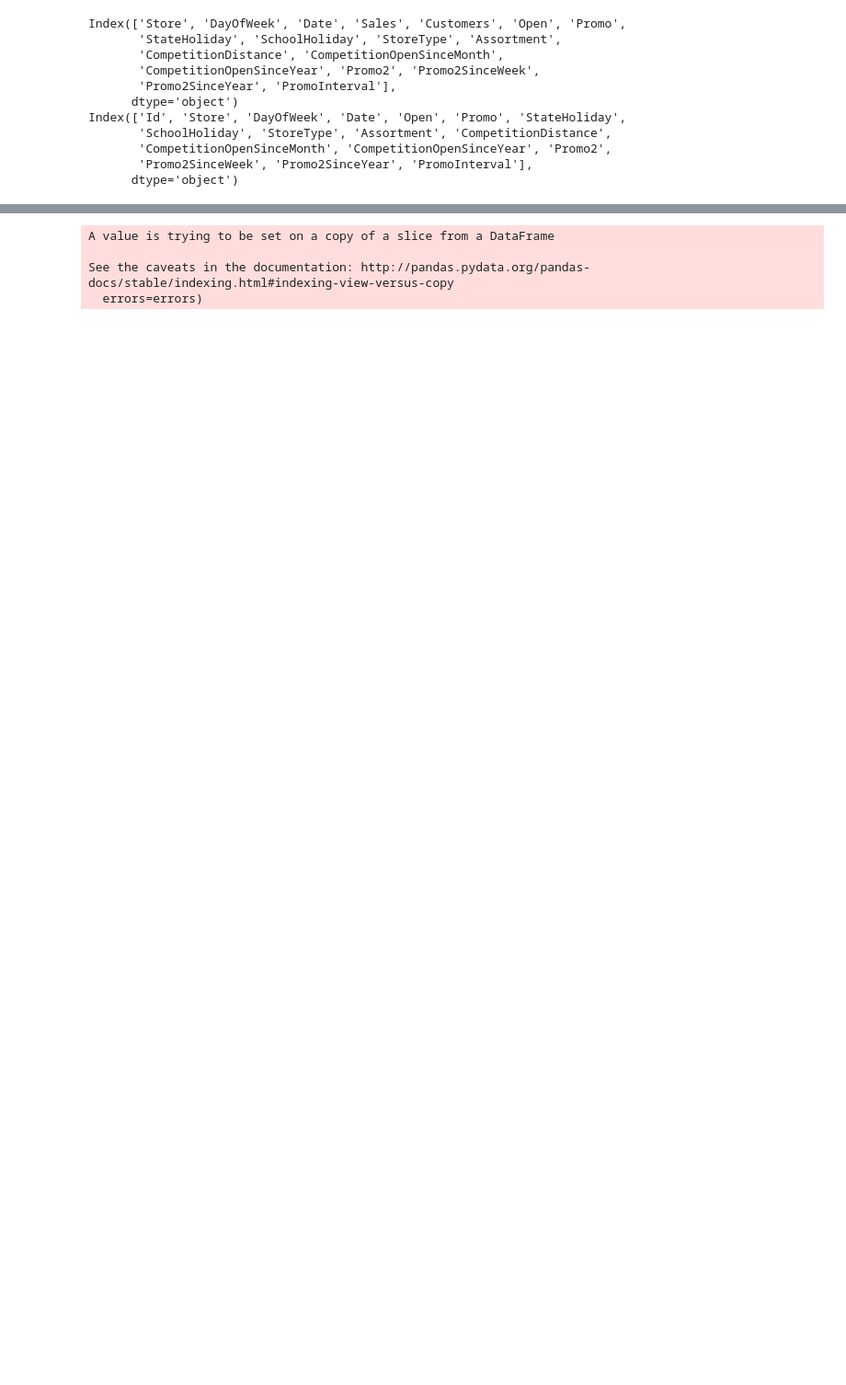
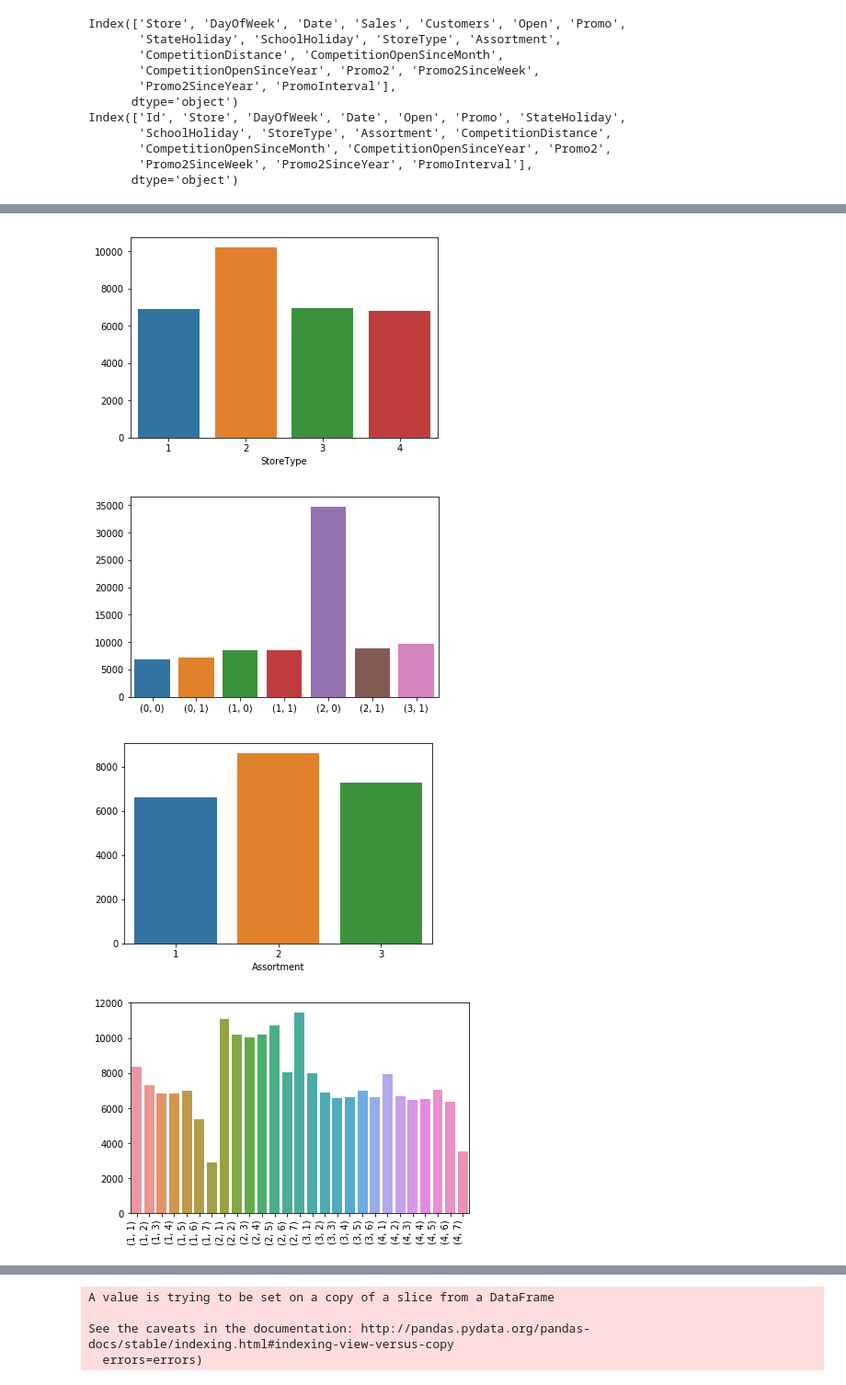
Before and after one commit to yiikai/rosman_predict, a Jupyter notebook: RosMan.ipynb, the cells around one changed output, grey strips where cells are left out. Shown: that part at 92% size. Drawn from its saved outputs; the diff is of its cells as text; code cells hidden in the pictures; blank space fills up the shorter version.

```diff
--- a/RosMan.ipynb
+++ b/RosMan.ipynb
@@ -74,0 +104,21 @@ from sklearn.ensemble import GradientBoostingRegressor
+# %%
+ST_gp = train.groupby('StoreType')['Sales'].agg('mean')
+import seaborn as sns
+sns.barplot(ST_gp.index,ST_gp.values)
+plt.show()
+StateOPen_gp = train.groupby(['StateHoliday','SchoolHoliday'])['Sales'].agg('mean')
+sns.barplot(StateOPen_gp.index,StateOPen_gp.values)
+plt.show()
+As_gp = train.groupby('Assortment')['Sales'].agg('mean')
+sns.barplot(As_gp.index,As_gp.values)
+plt.show()
+Dayweek_gp = train.groupby(['StoreType','DayOfWeek'])['Sales'].agg('mean')
+ax = sns.barplot(Dayweek_gp.index,Dayweek_gp.values)
+ax.set_xticklabels(ax.get_xticklabels(), rotation=90, ha="right")
+plt.tight_layout()
+plt.show()
+# %% [output]
+[figure, added]
+[figure, added]
+[figure, added]
+[figure, added]
```
Also changed, not shown: parts of 14 cells of this notebook.
